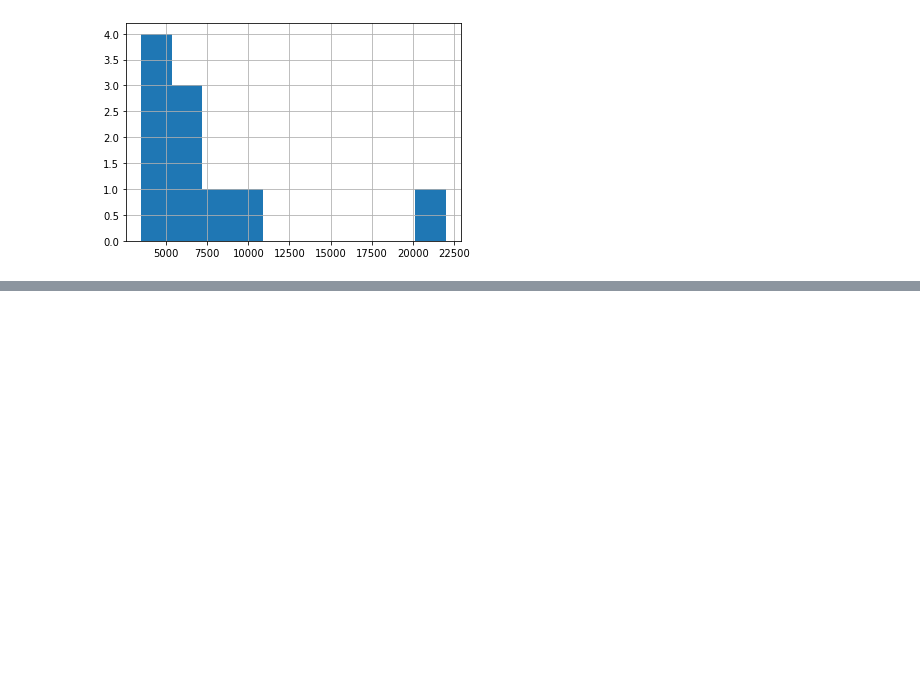
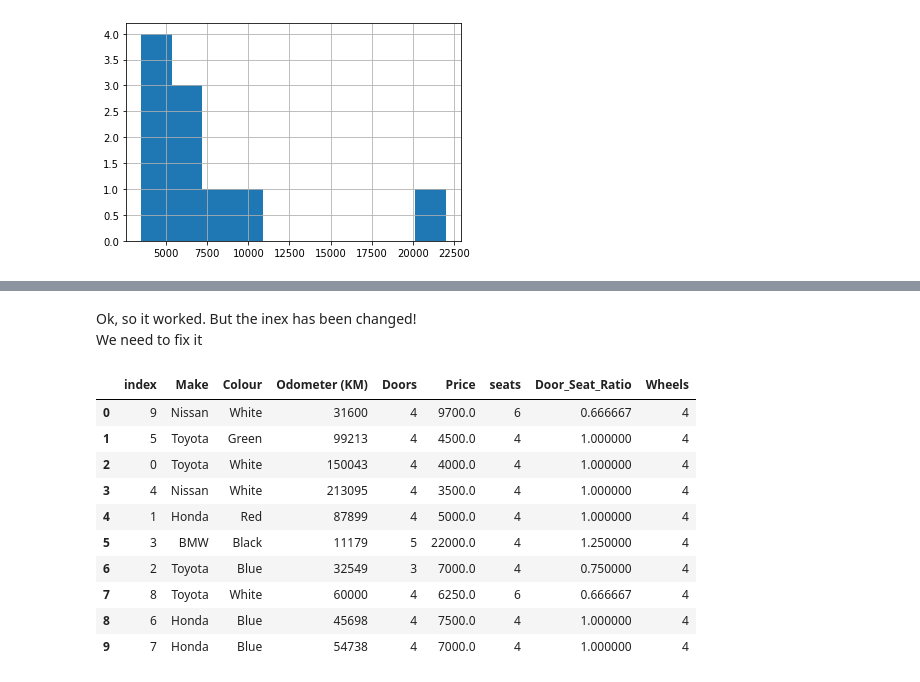
Before and after one commit to ineelhere/Machine-Learning-and-Data-Science, a Jupyter notebook: Pandas: Data Analysis/pandas.ipynb, the cells around one changed output, grey strips where cells are left out. Saved outputs shown, nothing was run; the diff lists cells and outputs as text; code cells hidden in the pictures; blank space fills up the shorter version.

```diff
--- a/Pandas: Data Analysis/pandas.ipynb
+++ b/Pandas: Data Analysis/pandas.ipynb
@@ -522,0 +715,4 @@ df.Price.hist()
+# %%
+# Remove a column
+df.drop("RoadSafety", axis = 1, inplace = True) # columns are denoted by axis = 1
+df
@@ -522,0 +731,4 @@ df.Price.hist()
+# %%
+#Sampling or Shuffling data in pandas dataframe
+df_shuf = df.sample(frac=1) #frac = 1 means that we are shuffling 100% of the dataset
+df_shuf
@@ -522,0 +747,19 @@ df.Price.hist()
+# %% [markdown]
+Ok, so it worked. But the inex has been changed! <br>
+We need to fix it
+# %%
+#reset_index
+df_shuf.reset_index(inplace=True)
+df_shuf
+# %% [output]
+|  | index | Make | Colour | Odometer (KM) | Doors | Price | seats | Door_Seat_Ratio | Wheels |
+| 0 | 9 | Nissan | White | 31600 | 4 | 9700.0 | 6 | 0.666667 | 4 |
+| 1 | 5 | Toyota | Green | 99213 | 4 | 4500.0 | 4 | 1.000000 | 4 |
+| 2 | 0 | Toyota | White | 150043 | 4 | 4000.0 | 4 | 1.000000 | 4 |
+| 3 | 4 | Nissan | White | 213095 | 4 | 3500.0 | 4 | 1.000000 | 4 |
+| 4 | 1 | Honda | Red | 87899 | 4 | 5000.0 | 4 | 1.000000 | 4 |
+| 5 | 3 | BMW | Black | 11179 | 5 | 22000.0 | 4 | 1.250000 | 4 |
+| 6 | 2 | Toyota | Blue | 32549 | 3 | 7000.0 | 4 | 0.750000 | 4 |
+| 7 | 8 | Toyota | White | 60000 | 4 | 6250.0 | 6 | 0.666667 | 4 |
+| 8 | 6 | Honda | Blue | 45698 | 4 | 7500.0 | 4 | 1.000000 | 4 |
+| 9 | 7 | Honda | Blue | 54738 | 4 | 7000.0 | 4 | 1.000000 | 4 |
```
Also changed, not shown: parts of 30 cells of this notebook.
